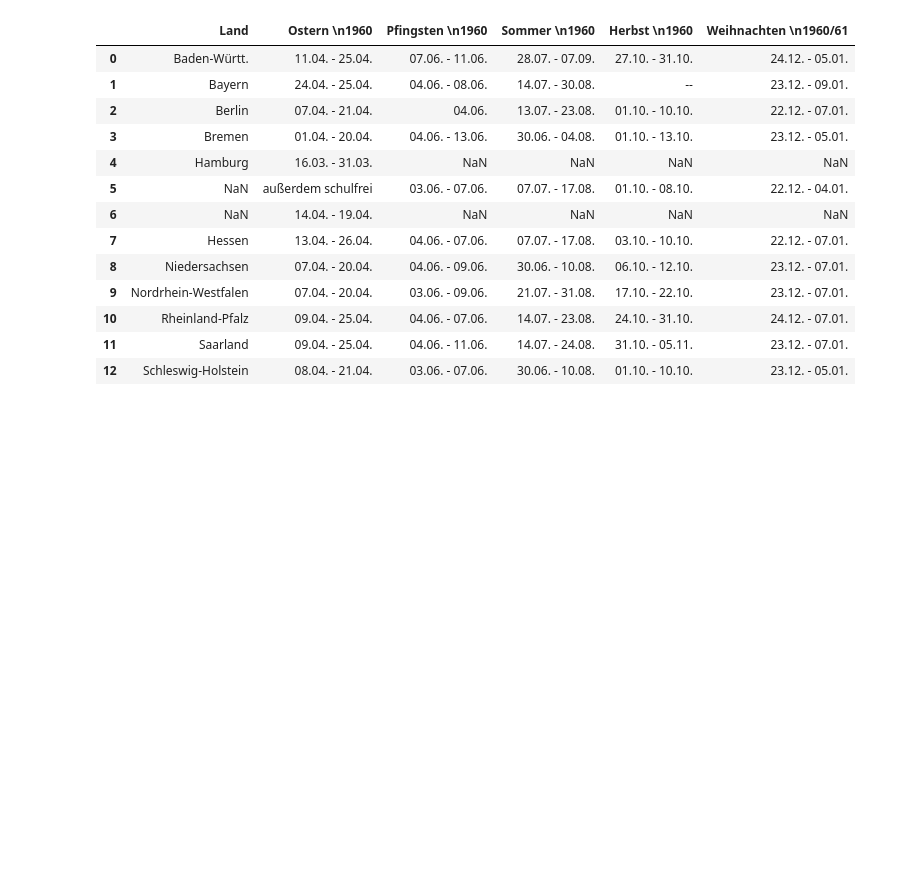
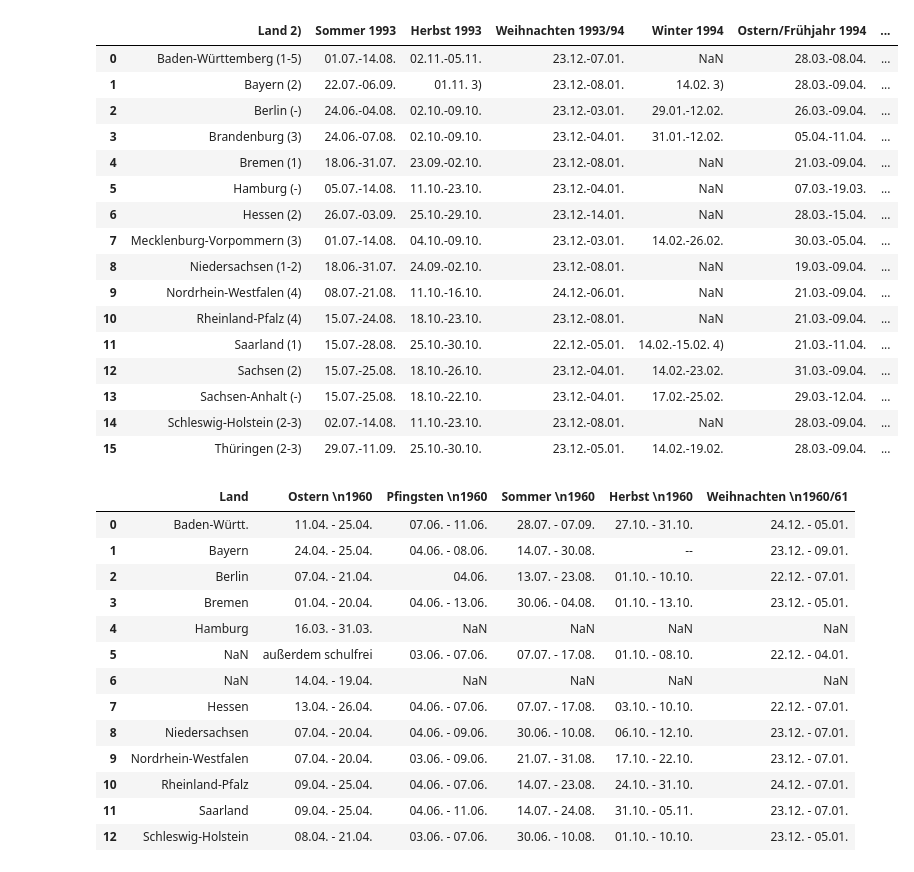
Before and after one commit to Fxvdi/dabi2-project, a Jupyter notebook: ETL/Schulferien-Filter.ipynb, the cells around one changed output. Saved outputs shown, nothing was run; the diff lists cells and outputs as text; code cells hidden in the pictures; blank space fills up the shorter version.

```diff
--- a/ETL/Schulferien-Filter.ipynb
+++ b/ETL/Schulferien-Filter.ipynb
@@ -25,3 +36,50 @@ df
+# %%
+import os
+
+directory = "../Data_Lake/Schulferien"
+dataframes = []
+
+# Durch alle Dateien im Verzeichnis iterieren
+for filename in os.listdir(directory):
+    # Vollständigen Pfad zur Datei bekommen
+    file_path = os.path.join(directory, filename)
+
+    # Überprüfen, ob es sich um eine Datei handelt
+    if os.path.isfile(file_path):
+        # Datei in DataFrame einlesen, hier wird angenommen, dass es sich um CSV-Dateien handelt
+        df = pd.read_csv(file_path)
+
+        # DataFrame zur Liste hinzufügen
+        dataframes.append(df)
+# %%
+def clean_strings(df):
+    # 1.Gedankenstrich ersetzen
+    df.columns = df.columns.str.replace('\n', '', regex=False)
+    df = df.replace('\n', '', regex=True)
+    df = df.replace(' – ', '-', regex=True)
+    return df
+# %%
+cleaned_dataframes = [clean_strings(df) for df in dataframes]
+# %%
+cleaned_dataframes[60]
+# %% [output]
+|  | Land 2) | Sommer 1993 | Herbst 1993 | Weihnachten 1993/94 | Winter 1994 | Ostern/Frühjahr 1994 | ... |
+| 0 | Baden-Württemberg (1-5) | 01.07.-14.08. | 02.11.-05.11. | 23.12.-07.01. | NaN | 28.03.-08.04. | ... |
+| 1 | Bayern (2) | 22.07.-06.09. | 01.11. 3) | 23.12.-08.01. | 14.02. 3) | 28.03.-09.04. | ... |
+| 2 | Berlin (-) | 24.06.-04.08. | 02.10.-09.10. | 23.12.-03.01. | 29.01.-12.02. | 26.03.-09.04. | ... |
+| 3 | Brandenburg (3) | 24.06.-07.08. | 02.10.-09.10. | 23.12.-04.01. | 31.01.-12.02. | 05.04.-11.04. | ... |
+| 4 | Bremen (1) | 18.06.-31.07. | 23.09.-02.10. | 23.12.-08.01. | NaN | 21.03.-09.04. | ... |
+| 5 | Hamburg (-) | 05.07.-14.08. | 11.10.-23.10. | 23.12.-04.01. | NaN | 07.03.-19.03. | ... |
+| 6 | Hessen (2) | 26.07.-03.09. | 25.10.-29.10. | 23.12.-14.01. | NaN | 28.03.-15.04. | ... |
+| 7 | Mecklenburg-Vorpommern (3) | 01.07.-14.08. | 04.10.-09.10. | 23.12.-03.01. | 14.02.-26.02. | 30.03.-05.04. | ... |
+| 8 | Niedersachsen (1-2) | 18.06.-31.07. | 24.09.-02.10. | 23.12.-08.01. | NaN | 19.03.-09.04. | ... |
+| 9 | Nordrhein-Westfalen (4) | 08.07.-21.08. | 11.10.-16.10. | 24.12.-06.01. | NaN | 21.03.-09.04. | ... |
+| 10 | Rheinland-Pfalz (4) | 15.07.-24.08. | 18.10.-23.10. | 23.12.-08.01. | NaN | 21.03.-09.04. | ... |
+| 11 | Saarland (1) | 15.07.-28.08. | 25.10.-30.10. | 22.12.-05.01. | 14.02.-15.02. 4) | 21.03.-11.04. | ... |
+| 12 | Sachsen (2) | 15.07.-25.08. | 18.10.-26.10. | 23.12.-04.01. | 14.02.-23.02. | 31.03.-09.04. | ... |
+| 13 | Sachsen-Anhalt (-) | 15.07.-25.08. | 18.10.-22.10. | 23.12.-04.01. | 17.02.-25.02. | 29.03.-12.04. | ... |
+| 14 | Schleswig-Holstein (2-3) | 02.07.-14.08. | 11.10.-23.10. | 23.12.-08.01. | NaN | 28.03.-09.04. | ... |
+| 15 | Thüringen (2-3) | 29.07.-11.09. | 25.10.-30.10. | 23.12.-05.01. | 14.02.-19.02. | 28.03.-09.04. | ... |
 # %%
 # Excel-Datei einlesen
 filename = "ferien60_61"
```
Also changed, not shown: parts of 3 cells of this notebook, 30 other files.
